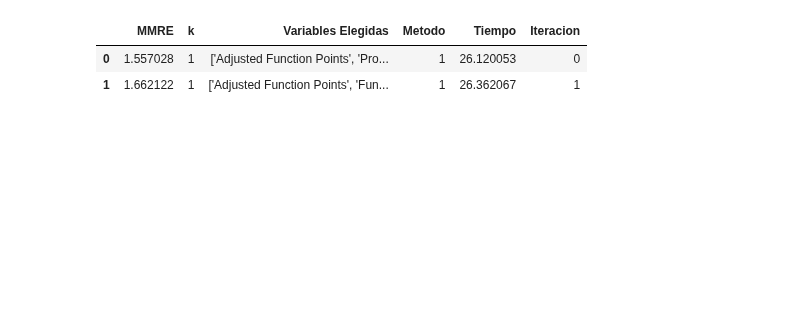
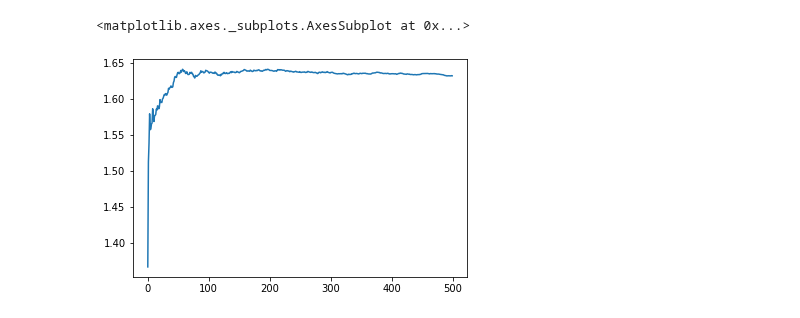
Before and after one commit to ivanajenjo/TFG, a Jupyter notebook: src/graficas.ipynb, the cells around one changed output. Cells and saved outputs as stored; diff of their text form; code cells hidden in the pictures; blank space fills up the shorter version.

```diff
--- a/src/graficas.ipynb
+++ b/src/graficas.ipynb
@@ -2,12 +2,19 @@
 import pandas as pd
 import numpy as np
 import matplotlib.pyplot as plt
-data = pd.read_csv("csv.csv", sep=';')
+data = pd.read_csv("500 cross k1.csv", sep=';')
-# %%
-filtro = (data['k'] == 1) & (data['Metodo'] == 1)
-data1 = data.loc[filtro,:]
-data1
-# %% [output]
-|  | MMRE | k | Variables Elegidas | Metodo | Tiempo | Iteracion |
-| 0 | 1.557028 | 1 | ['Adjusted Function Points', 'Pro... | 1 | 26.120053 | 0 |
-| 1 | 1.662122 | 1 | ['Adjusted Function Points', 'Fun... | 1 | 26.362067 | 1 |
+# %%
+filtro1 = (data['k'] == 1) & (data['Metodo'] == 1)
+filtro2 = (data['k'] == 1) & (data['Metodo'] == 2)
+filtro3 = (data['k'] == 1) & (data['Metodo'] == 3)
+filtro4 = (data['k'] == 1) & (data['Metodo'] == 4)
+data1 = data.loc[filtro1,:]
+data2 = data.loc[filtro2,:]
+data3 = data.loc[filtro3,:]
+data4 = data.loc[filtro4,:]
+# %%
+data_mean1 = data1['MMRE'].expanding().mean()
+data_mean1.plot()
+# %% [output]
+<matplotlib.axes._subplots.AxesSubplot at 0x...>
+[figure, added]
```
Also changed, not shown: parts of 4 cells of this notebook, 4 other files.
